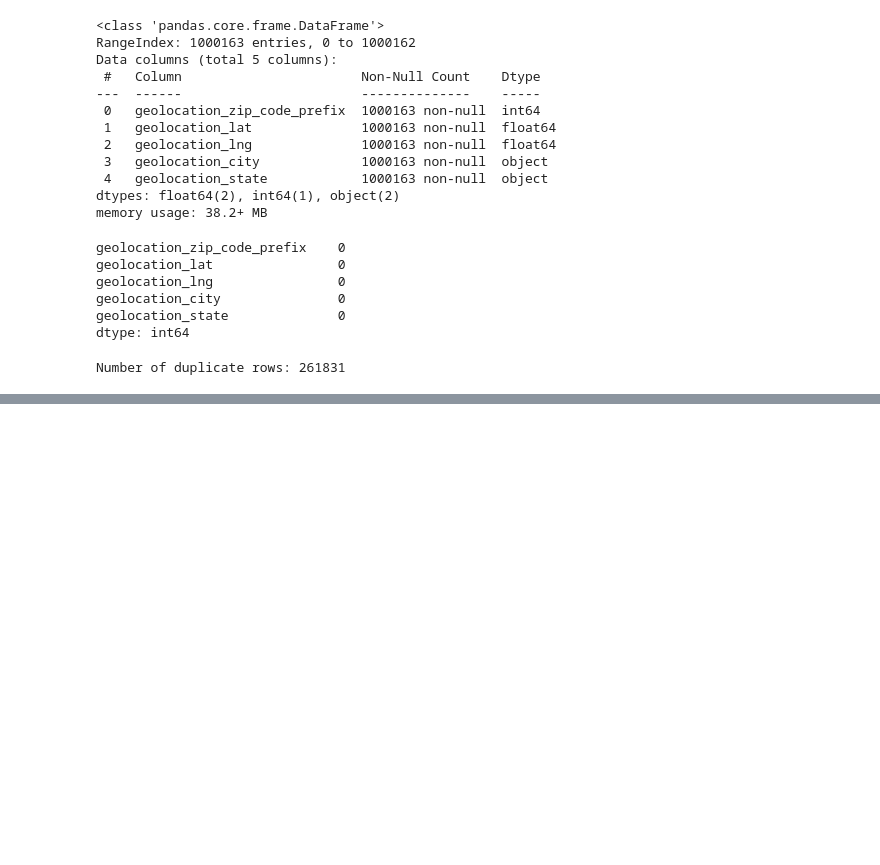
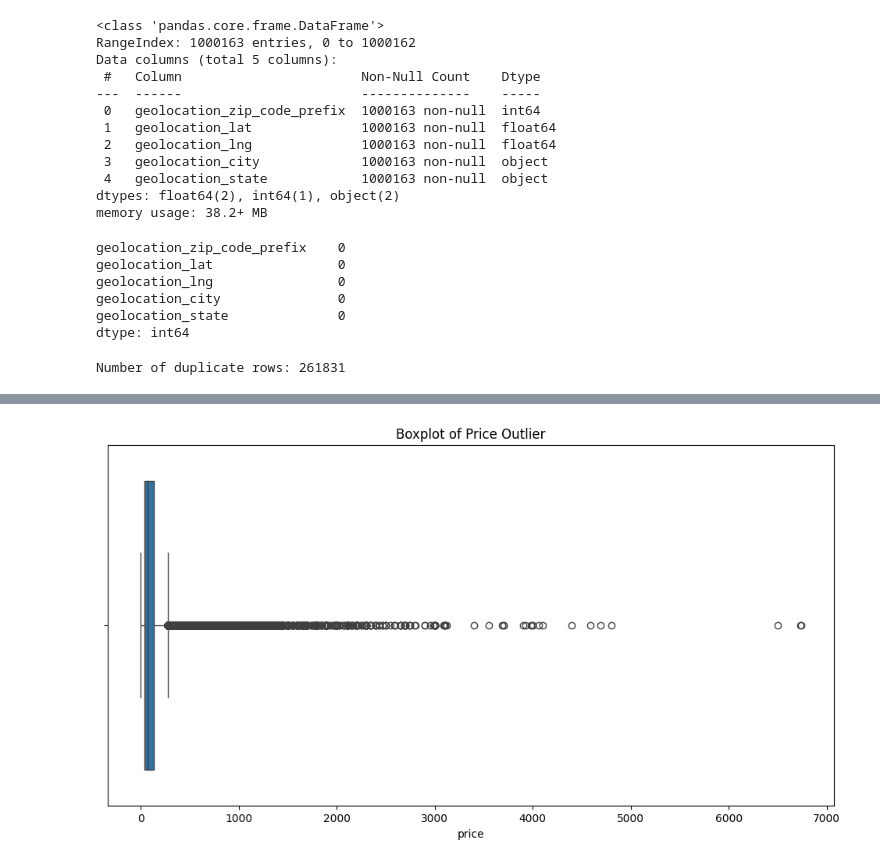
Before and after one commit to Adithya-Venkatraman05/Brazilian-E-commerce-Data-Analysis, a Jupyter notebook: Notebooks/Understanding_Data.ipynb, the cells around one changed output, grey strips where cells are left out. Drawn from its saved outputs; the diff is of its cells as text; code cells hidden in the pictures; blank space fills up the shorter version.

```diff
--- a/Notebooks/Understanding_Data.ipynb
+++ b/Notebooks/Understanding_Data.ipynb
@@ -617,0 +853,6 @@ Number of duplicate rows: 261831
+# %%
+# Change the order_item_id attribute to string
+Order_items["order_item_id"] = Order_items["order_item_id"].astype(str)
+
+# Check the data type of the attributes
+Order_items.info()
@@ -617,0 +886,8 @@ Number of duplicate rows: 261831
+# %%
+# Plot a boxplot to visualize outliers
+plt.figure(figsize=(12, 6))
+sns.boxplot(x=Order_items["price"])
+plt.title("Boxplot of Price Outlier")
+plt.show()
+# %% [output]
+[figure, added]
```
Also changed, not shown: parts of 81 cells of this notebook, 2 other files.
